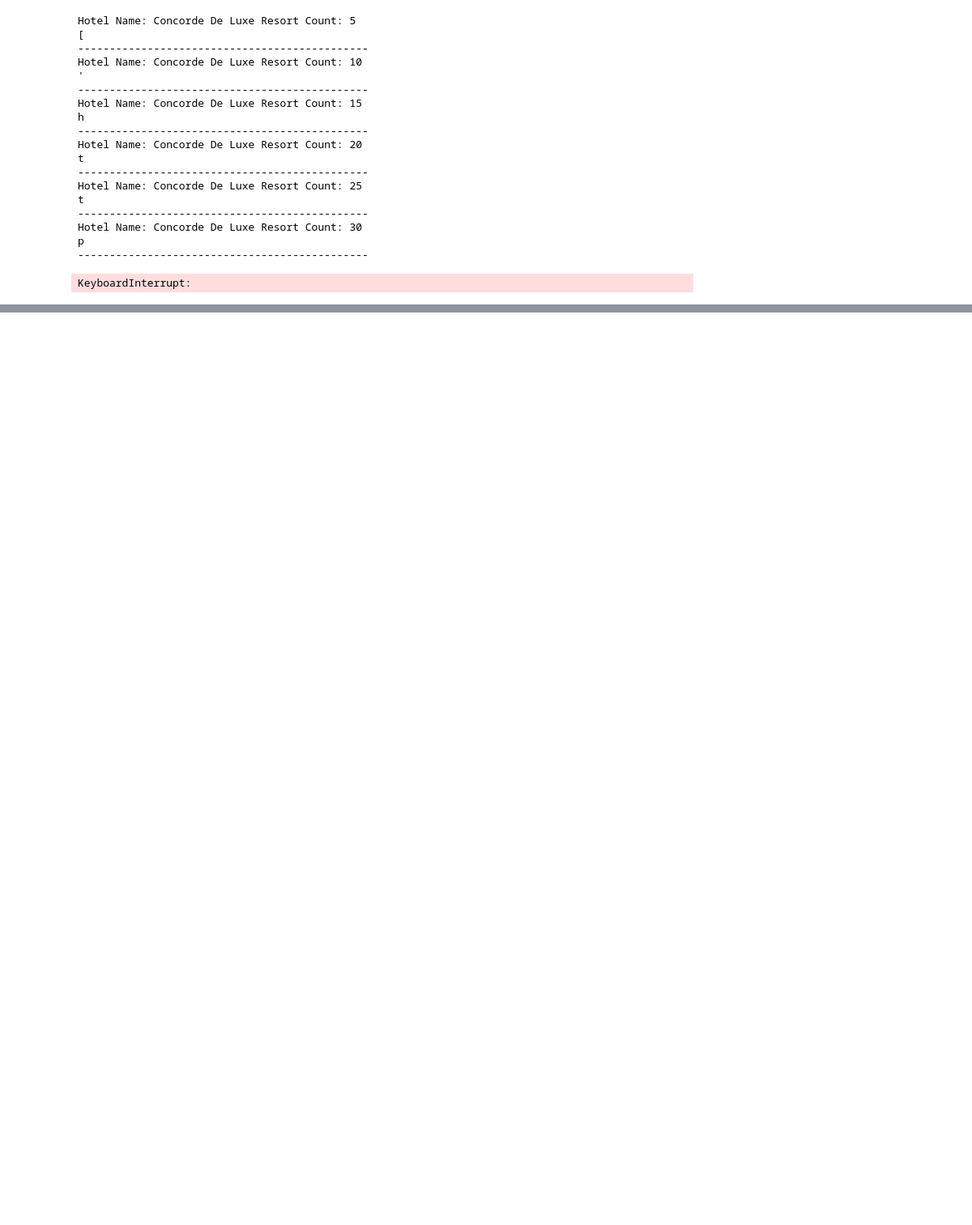
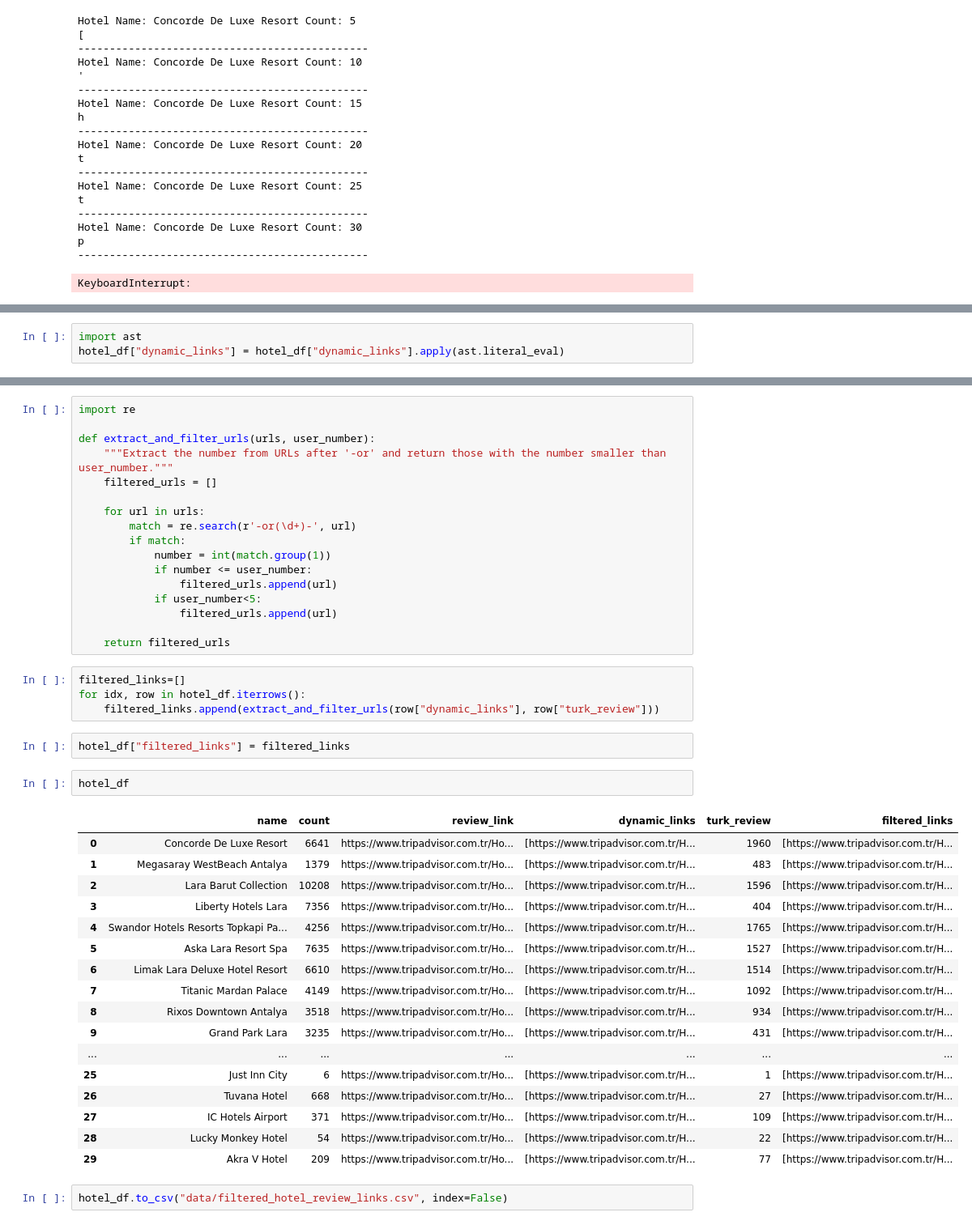
Before and after one commit to kadirculha/WebScrapeHotelComment, a Jupyter notebook: scrape-trip-advisor-comment.ipynb, the cells around one changed output, grey strips where cells are left out. Shown at 81% size. Cells and saved outputs as stored; diff of their text form; blank space fills up the shorter version.

```diff
--- a/scrape-trip-advisor-comment.ipynb
+++ b/scrape-trip-advisor-comment.ipynb
@@ -273,0 +309,3 @@ text
+# %%
+import ast
+hotel_df["dynamic_links"] = hotel_df["dynamic_links"].apply(ast.literal_eval)
@@ -273,0 +341,45 @@ text
+# %%
+import re
+
+def extract_and_filter_urls(urls, user_number):
+    """Extract the number from URLs after '-or' and return those with the number smaller than user_number."""
+    filtered_urls = []
+
+    for url in urls:
+        match = re.search(r'-or(\d+)-', url)
+        if match:
+            number = int(match.group(1))
+            if number <= user_number:
+                filtered_urls.append(url)
+            if user_number<5:
+                filtered_urls.append(url)
+
+    return filtered_urls
+# %%
+filtered_links=[]
+for idx, row in hotel_df.iterrows():
+    filtered_links.append(extract_and_filter_urls(row["dynamic_links"], row["turk_review"]))
+# %%
+hotel_df["filtered_links"] = filtered_links
+# %%
+hotel_df
+# %% [output]
+|  | name | count | review_link | dynamic_links | turk_review | filtered_links |
+| 0 | Concorde De Luxe Resort | 6641 | https://www.tripadvisor.com.tr/Ho... | [https://www.tripadvisor.com.tr/H... | 1960 | [https://www.tripadvisor.com.tr/H... |
+| 1 | Megasaray WestBeach Antalya | 1379 | https://www.tripadvisor.com.tr/Ho... | [https://www.tripadvisor.com.tr/H... | 483 | [https://www.tripadvisor.com.tr/H... |
+| 2 | Lara Barut Collection | 10208 | https://www.tripadvisor.com.tr/Ho... | [https://www.tripadvisor.com.tr/H... | 1596 | [https://www.tripadvisor.com.tr/H... |
+| 3 | Liberty Hotels Lara | 7356 | https://www.tripadvisor.com.tr/Ho... | [https://www.tripadvisor.com.tr/H... | 404 | [https://www.tripadvisor.com.tr/H... |
+| 4 | Swandor Hotels Resorts Topkapi Pa... | 4256 | https://www.tripadvisor.com.tr/Ho... | [https://www.tripadvisor.com.tr/H... | 1765 | [https://www.tripadvisor.com.tr/H... |
+| 5 | Aska Lara Resort Spa | 7635 | https://www.tripadvisor.com.tr/Ho... | [https://www.tripadvisor.com.tr/H... | 1527 | [https://www.tripadvisor.com.tr/H... |
+| 6 | Limak Lara Deluxe Hotel Resort | 6610 | https://www.tripadvisor.com.tr/Ho... | [https://www.tripadvisor.com.tr/H... | 1514 | [https://www.tripadvisor.com.tr/H... |
+| 7 | Titanic Mardan Palace | 4149 | https://www.tripadvisor.com.tr/Ho... | [https://www.tripadvisor.com.tr/H... | 1092 | [https://www.tripadvisor.com.tr/H... |
+| 8 | Rixos Downtown Antalya | 3518 | https://www.tripadvisor.com.tr/Ho... | [https://www.tripadvisor.com.tr/H... | 934 | [https://www.tripadvisor.com.tr/H... |
+| 9 | Grand Park Lara | 3235 | https://www.tripadvisor.com.tr/Ho... | [https://www.tripadvisor.com.tr/H... | 431 | [https://www.tripadvisor.com.tr/H... |
+| ... | ... | ... | ... | ... | ... | ... |
+| 25 | Just Inn City | 6 | https://www.tripadvisor.com.tr/Ho... | [https://www.tripadvisor.com.tr/H... | 1 | [https://www.tripadvisor.com.tr/H... |
+| 26 | Tuvana Hotel | 668 | https://www.tripadvisor.com.tr/Ho... | [https://www.tripadvisor.com.tr/H... | 27 | [https://www.tripadvisor.com.tr/H... |
+| 27 | IC Hotels Airport | 371 | https://www.tripadvisor.com.tr/Ho... | [https://www.tripadvisor.com.tr/H... | 109 | [https://www.tripadvisor.com.tr/H... |
+| 28 | Lucky Monkey Hotel | 54 | https://www.tripadvisor.com.tr/Ho... | [https://www.tripadvisor.com.tr/H... | 22 | [https://www.tripadvisor.com.tr/H... |
+| 29 | Akra V Hotel | 209 | https://www.tripadvisor.com.tr/Ho... | [https://www.tripadvisor.com.tr/H... | 77 | [https://www.tripadvisor.com.tr/H... |
+# %%
+hotel_df.to_csv("data/filtered_hotel_review_links.csv", index=False)
```
Also changed, not shown: parts of 8 cells of this notebook, 12 other files.
